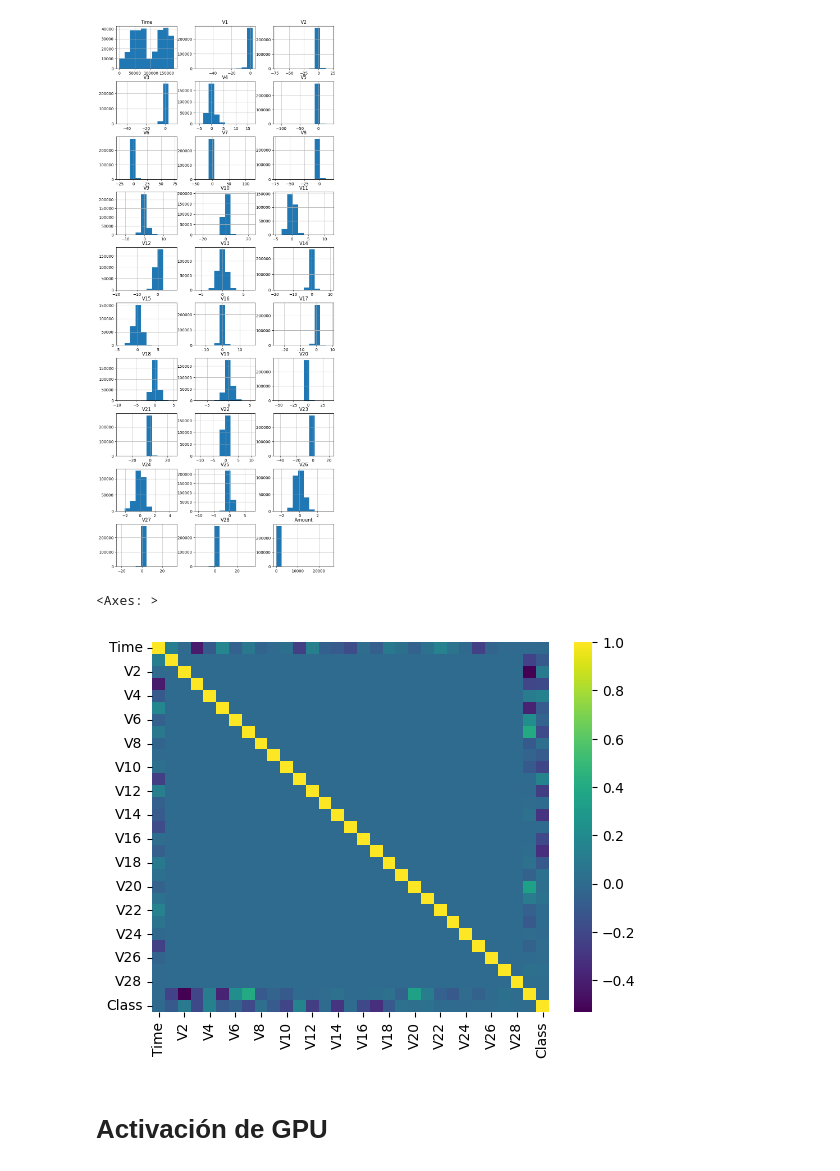
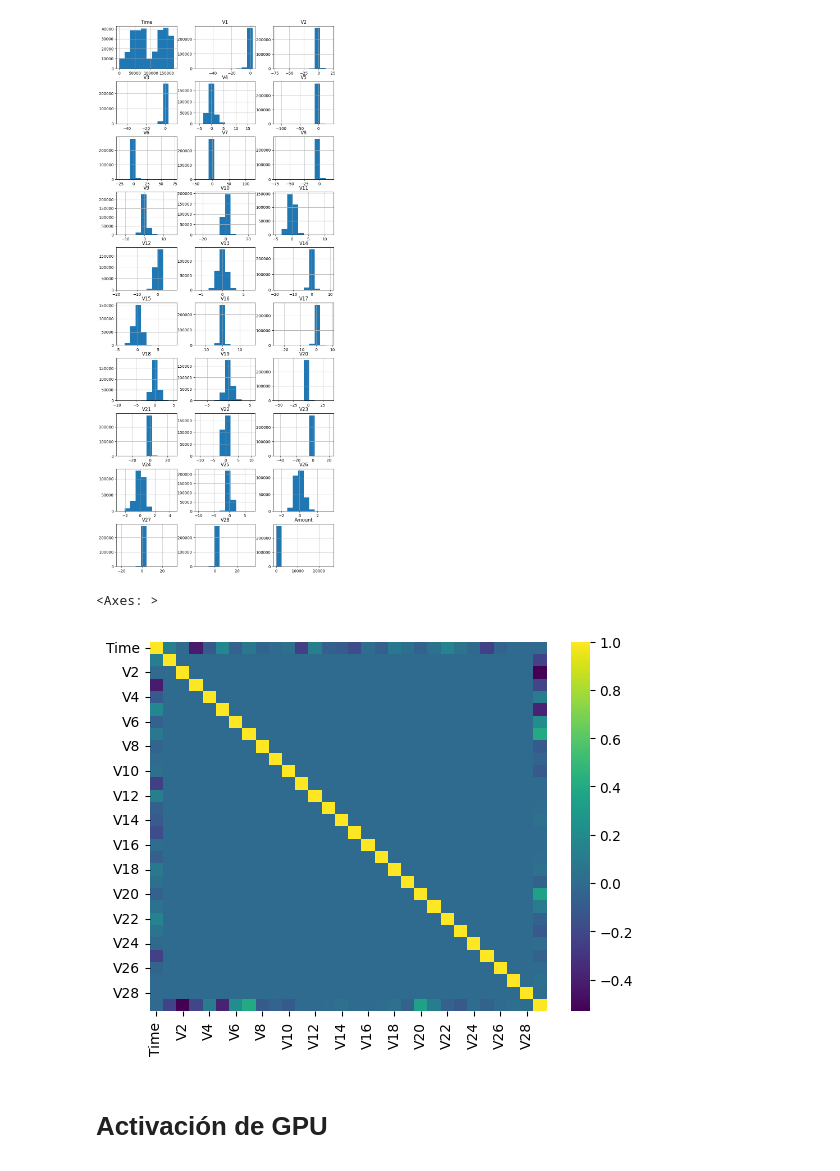
Before and after one commit to Laboratorios-2-MIT-MC/IA-Ciber, a Jupyter notebook: Prácticas/Práctica 1/P1_ENUNCIADO_NOTEBOOK.ipynb, the cells around one changed output. Cells and saved outputs as stored; diff of their text form; code cells hidden in the pictures.

```diff
--- a/Prácticas/Práctica 1/P1_ENUNCIADO_NOTEBOOK.ipynb
+++ b/Prácticas/Práctica 1/P1_ENUNCIADO_NOTEBOOK.ipynb
@@ -205,10 +277,10 @@ array([[<Axes: title={'center': 'Time'}>, <Axes: title={'center': 'V1'}>,
         <Axes: title={'center': 'Amount'}>]], dtype=object)
 [figure]
 # %%
-sns.heatmap(CC_dataset.df.corr(), cmap='viridis')
+sns.heatmap(CC_dataset.df.get(df_cols).corr(),cmap='viridis')
 # %% [output]
 <Axes: >
-[figure, old version]
+[figure, new version]
 # %% [markdown]
 # Activación de GPU
 # %%
```
Also changed, not shown: parts of 11 cells of this notebook.
